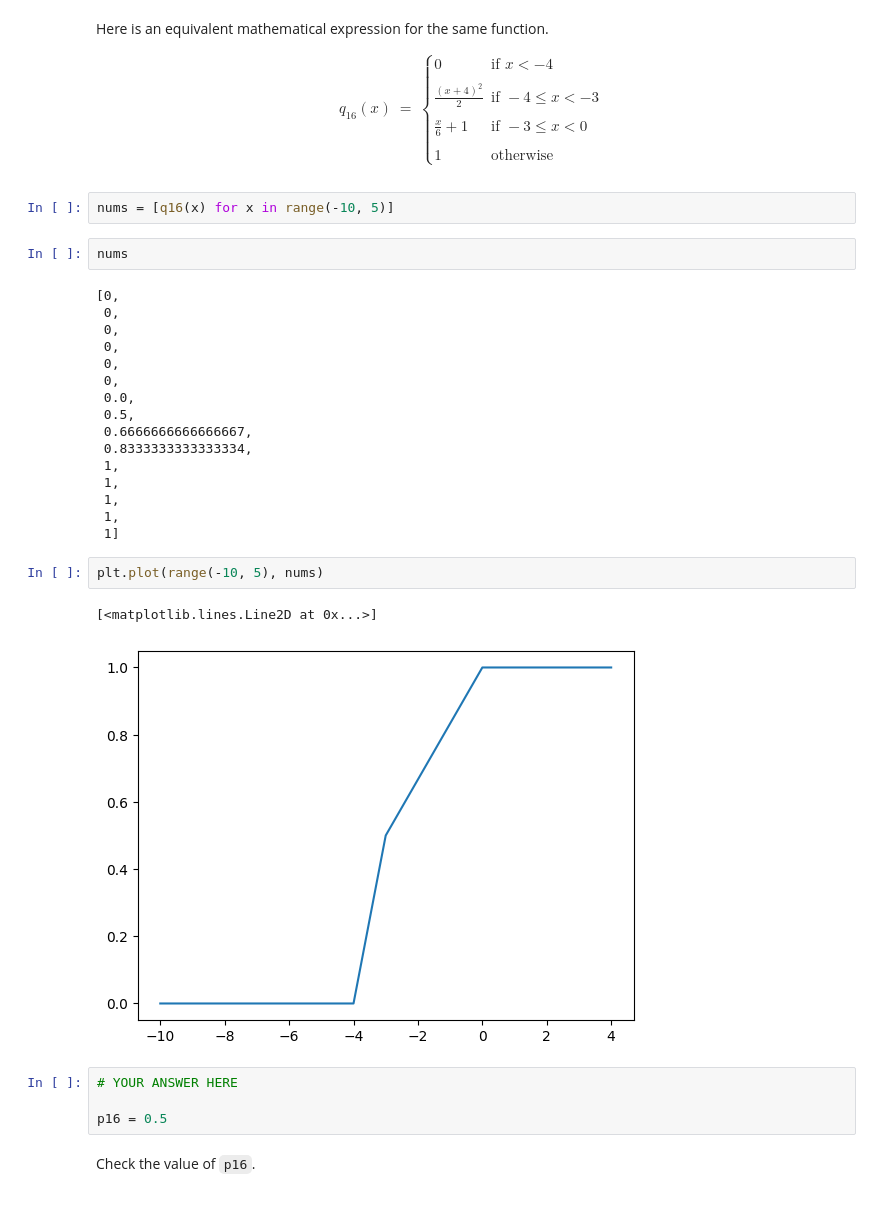
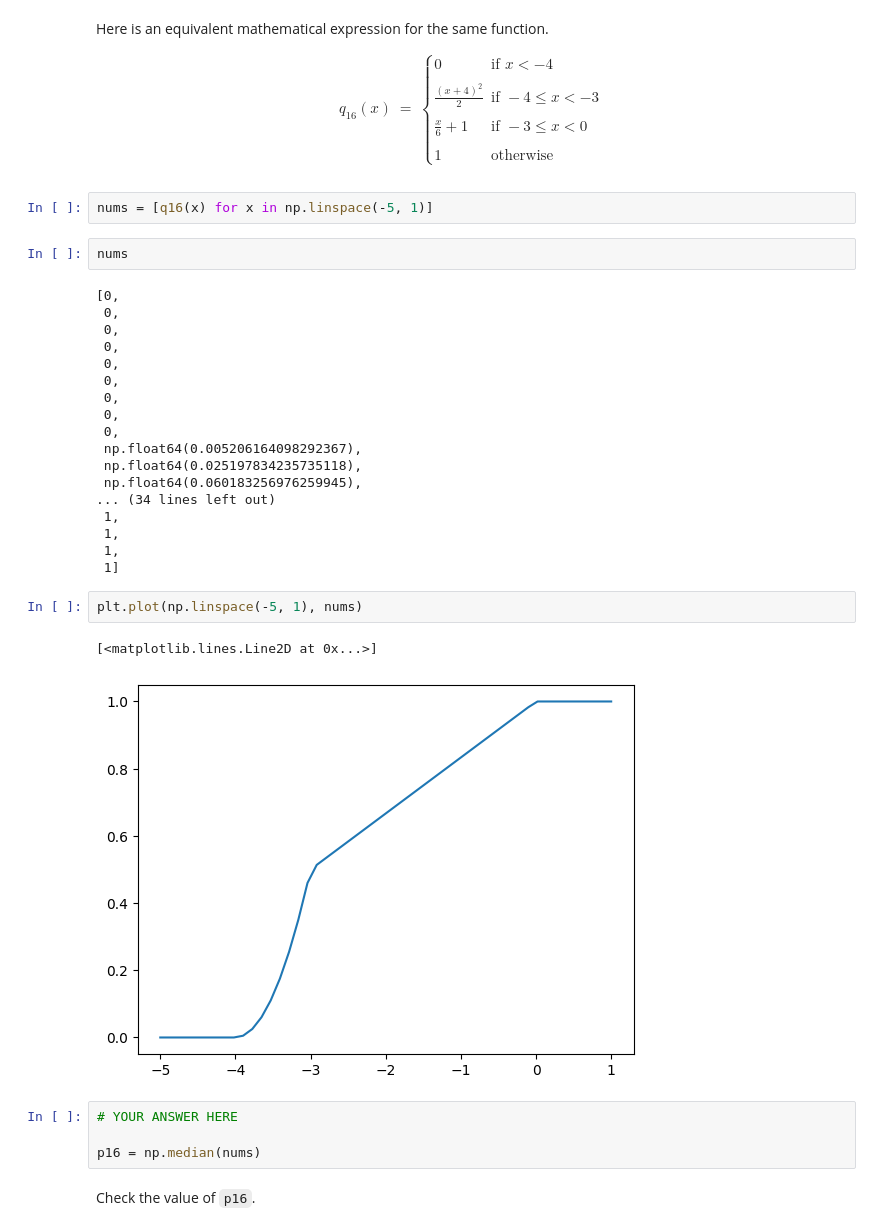
Before and after one commit to eghatzis0527/dx601-homework-05, a Jupyter notebook: homework.ipynb, the cells around one changed output. Cells and saved outputs as stored; diff of their text form.

```diff
--- a/homework.ipynb
+++ b/homework.ipynb
@@ -527,7 +520,7 @@ q_{16}(x) & = & \begin{cases}
 \end{cases}
 \end{array}
 # %%
-nums = [q16(x) for x in range(-10, 5)]
+nums = [q16(x) for x in np.linspace(-5, 1)]
 # %%
 nums
 # %% [output]
@@ -537,24 +530,26 @@ nums
  0,
  0,
  0,
- 0.0,
- 0.5,
- 0.6666666666666667,
- 0.8333333333333334,
- 1,
+ 0,
+ 0,
+ 0,
+ np.float64(0.005206164098292367),
+ np.float64(0.025197834235735118),
+ np.float64(0.060183256976259945),
+... (34 lines left out)
  1,
  1,
  1,
  1]
 # %%
-plt.plot(range(-10, 5), nums)
+plt.plot(np.linspace(-5, 1), nums)
 # %% [output]
 [<matplotlib.lines.Line2D at 0x...>]
-[figure, old version]
+[figure, new version]
 # %%
 # YOUR ANSWER HERE
 
-p16 = 0.5
+p16 = np.median(nums)
 # %% [markdown]
 Check the value of `p16`.
 # %%
```
Also changed, not shown: parts of 10 cells of this notebook.
